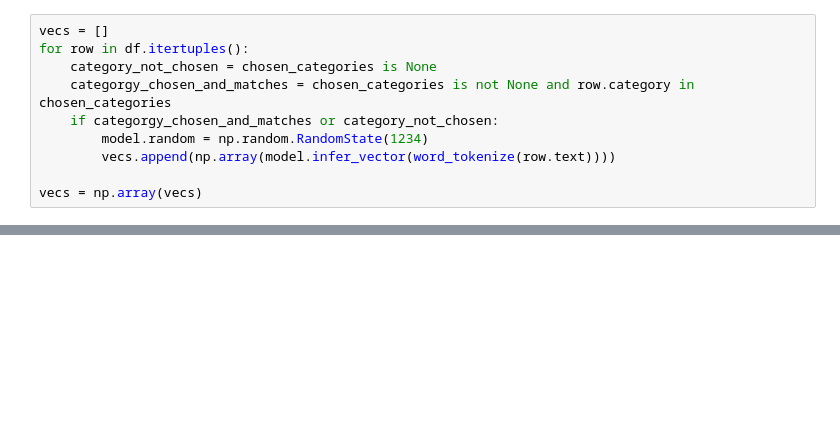
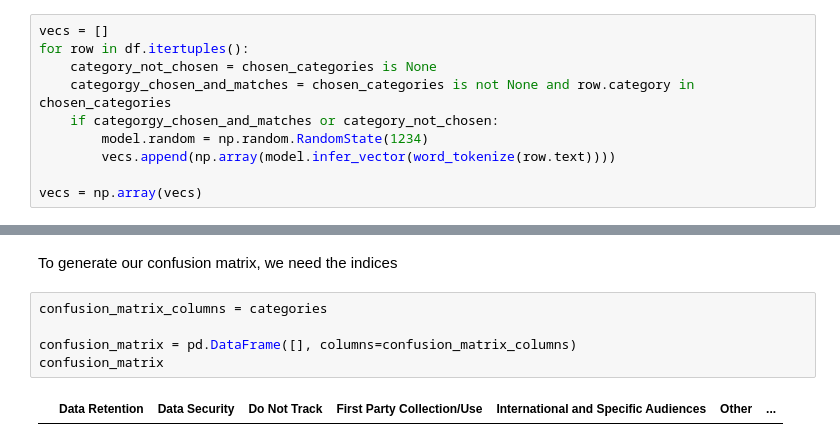
Before and after one commit to AugustKarlstedt/Research, a Jupyter notebook: Privacy Policies and Neural Networks.ipynb, the cells around one changed output, grey strips where cells are left out. Cells and saved outputs as stored; diff of their text form; blank space fills up the shorter version.

```diff
--- a/Privacy Policies and Neural Networks.ipynb
+++ b/Privacy Policies and Neural Networks.ipynb
@@ -728,0 +859,9 @@ Policy Change
+# %% [markdown]
+To generate our confusion matrix, we need the indices
+# %%
+confusion_matrix_columns = categories
+
+confusion_matrix = pd.DataFrame([], columns=confusion_matrix_columns)
+confusion_matrix
+# %% [output]
+|  | Data Retention | Data Security | Do Not Track | First Party Collection/Use | International and Specific Audiences | Other | ... |
```
Also changed, not shown: parts of 67 cells of this notebook.
